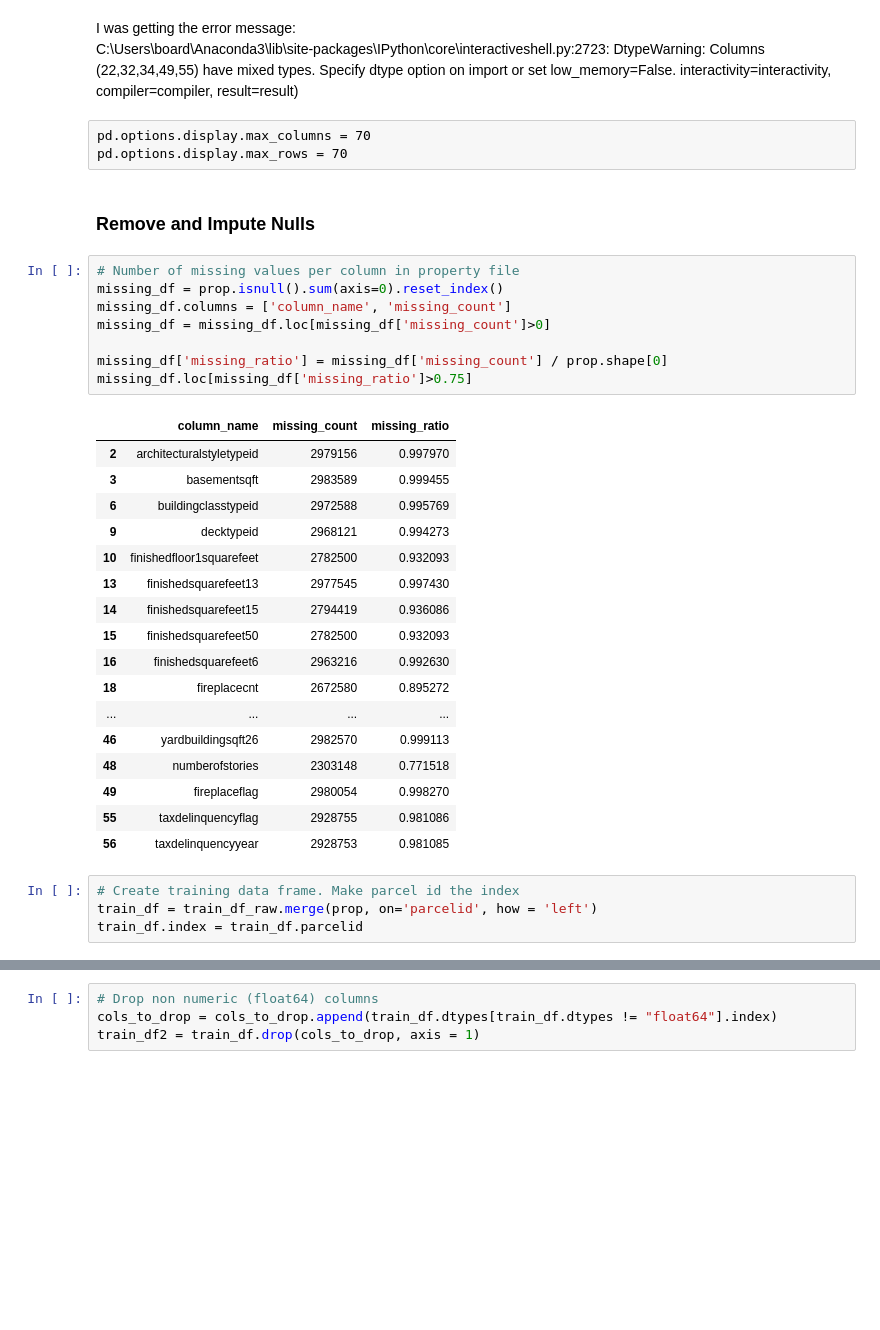
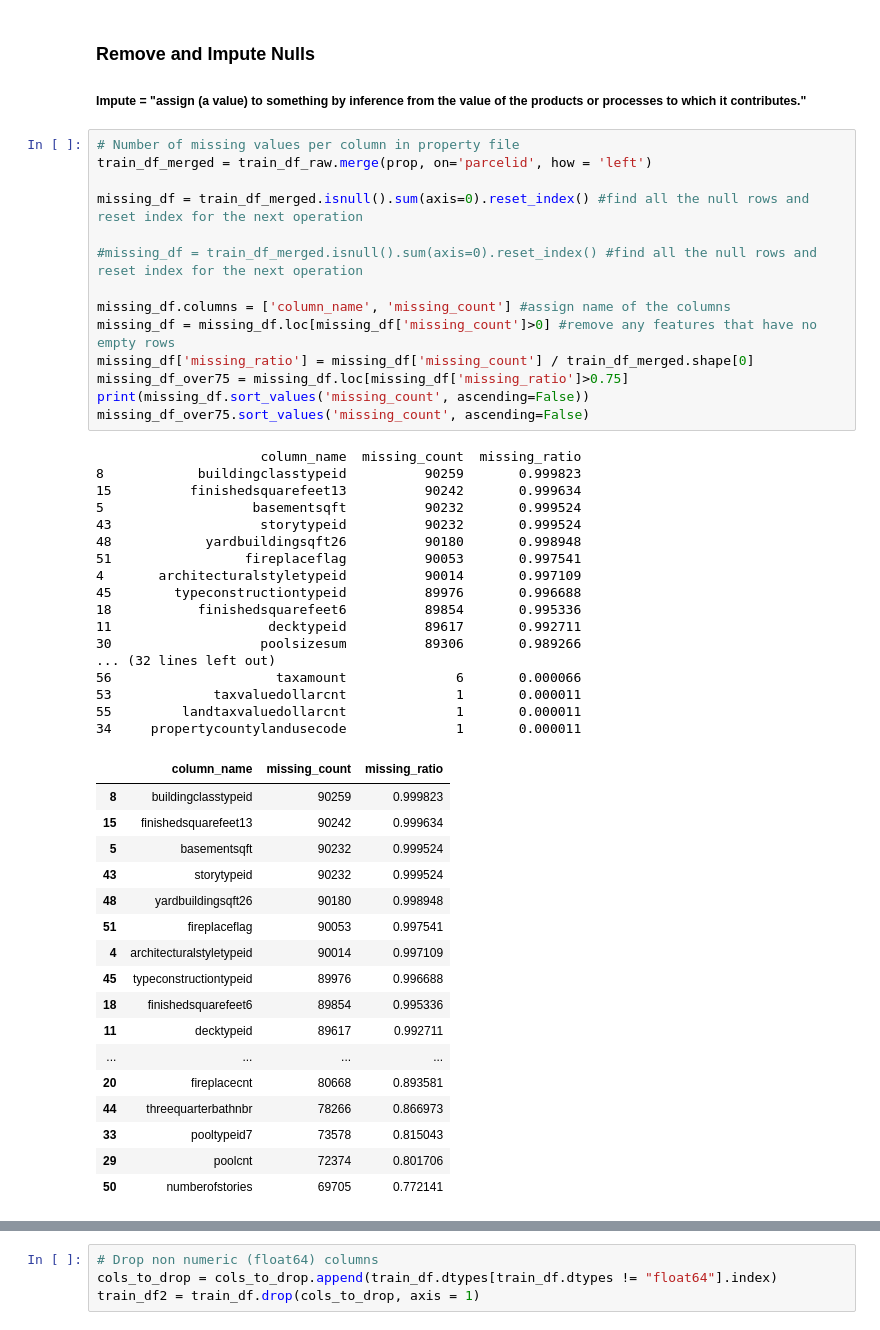
Before and after one commit to malctaylor15/Zillow_Kaggle, a Jupyter notebook: Analysis - Linear Regression.ipynb, the cells around one changed output, grey strips where cells are left out. Saved outputs shown, nothing was run; the diff lists cells and outputs as text; blank space fills up the shorter version.

```diff
--- a/Analysis - Linear Regression.ipynb
+++ b/Analysis - Linear Regression.ipynb
@@ -15,39 +18,52 @@ prop = pd.read_csv("properties_2016.csv") #, usecols=good_import_cols)
-# %% [markdown]
-I was getting the error message:
-C:\Users\board\Anaconda3\lib\site-packages\IPython\core\interactiveshell.py:2723: DtypeWarning: Columns (22,32,34,49,55) have mixed types. Specify dtype option on import or set low_memory=False.
-  interactivity=interactivity, compiler=compiler, result=result)
-# %% [raw]
-pd.options.display.max_columns = 70
-pd.options.display.max_rows = 70
-# %% [markdown]
-### Remove and Impute Nulls
+# %% [markdown]
+### Remove and Impute Nulls
+##### Impute = "assign (a value) to something by inference from the value of the products or processes to which it contributes."
 # %%
 # Number of missing values per column in property file
-missing_df = prop.isnull().sum(axis=0).reset_index()
-missing_df.columns = ['column_name', 'missing_count']
-missing_df = missing_df.loc[missing_df['missing_count']>0]
+train_df_merged = train_df_raw.merge(prop, on='parcelid', how = 'left')
 
-missing_df['missing_ratio'] = missing_df['missing_count'] / prop.shape[0]
-missing_df.loc[missing_df['missing_ratio']>0.75]
+missing_df = train_df_merged.isnull().sum(axis=0).reset_index() #find all the null rows and reset index for the next operation
+
+#missing_df = train_df_merged.isnull().sum(axis=0).reset_index() #find all the null rows and reset index for the next operation
+
+missing_df.columns = ['column_name', 'missing_count'] #assign name of the columns
+missing_df = missing_df.loc[missing_df['missing_count']>0] #remove any features that have no empty rows
+missing_df['missing_ratio'] = missing_df['missing_count'] / train_df_merged.shape[0]
+missing_df_over75 = missing_df.loc[missing_df['missing_ratio']>0.75]
+print(missing_df.sort_values('missing_count', ascending=False))
+missing_df_over75.sort_values('missing_count', ascending=False)
 # %% [output]
+                     column_name  missing_count  missing_ratio
+8            buildingclasstypeid          90259       0.999823
+15          finishedsquarefeet13          90242       0.999634
+5                   basementsqft          90232       0.999524
+43                   storytypeid          90232       0.999524
+48            yardbuildingsqft26          90180       0.998948
+51                 fireplaceflag          90053       0.997541
+4       architecturalstyletypeid          90014       0.997109
+45        typeconstructiontypeid          89976       0.996688
+18           finishedsquarefeet6          89854       0.995336
+11                    decktypeid          89617       0.992711
+30                   poolsizesum          89306       0.989266
+... (32 lines left out)
+56                     taxamount              6       0.000066
+53             taxvaluedollarcnt              1       0.000011
+55         landtaxvaluedollarcnt              1       0.000011
+34     propertycountylandusecode              1       0.000011
 |  | column_name | missing_count | missing_ratio |
-| 2 | architecturalstyletypeid | 2979156 | 0.997970 |
-| 3 | basementsqft | 2983589 | 0.999455 |
-| 6 | buildingclasstypeid | 2972588 | 0.995769 |
-| 9 | decktypeid | 2968121 | 0.994273 |
-| 10 | finishedfloor1squarefeet | 2782500 | 0.932093 |
-| 13 | finishedsquarefeet13 | 2977545 | 0.997430 |
-| 14 | finishedsquarefeet15 | 2794419 | 0.936086 |
-| 15 | finishedsquarefeet50 | 2782500 | 0.932093 |
-| 16 | finishedsquarefeet6 | 2963216 | 0.992630 |
-| 18 | fireplacecnt | 2672580 | 0.895272 |
+| 8 | buildingclasstypeid | 90259 | 0.999823 |
+| 15 | finishedsquarefeet13 | 90242 | 0.999634 |
+| 5 | basementsqft | 90232 | 0.999524 |
+| 43 | storytypeid | 90232 | 0.999524 |
+| 48 | yardbuildingsqft26 | 90180 | 0.998948 |
+| 51 | fireplaceflag | 90053 | 0.997541 |
+| 4 | architecturalstyletypeid | 90014 | 0.997109 |
+| 45 | typeconstructiontypeid | 89976 | 0.996688 |
+| 18 | finishedsquarefeet6 | 89854 | 0.995336 |
+| 11 | decktypeid | 89617 | 0.992711 |
 | ... | ... | ... | ... |
-| 46 | yardbuildingsqft26 | 2982570 | 0.999113 |
-| 48 | numberofstories | 2303148 | 0.771518 |
-| 49 | fireplaceflag | 2980054 | 0.998270 |
-| 55 | taxdelinquencyflag | 2928755 | 0.981086 |
-| 56 | taxdelinquencyyear | 2928753 | 0.981085 |
+| 20 | fireplacecnt | 80668 | 0.893581 |
+| 44 | threequarterbathnbr | 78266 | 0.866973 |
+| 33 | pooltypeid7 | 73578 | 0.815043 |
+| 29 | poolcnt | 72374 | 0.801706 |
+| 50 | numberofstories | 69705 | 0.772141 |
-# %%
-# Create training data frame. Make parcel id the index
-train_df = train_df_raw.merge(prop, on='parcelid', how = 'left')
-train_df.index = train_df.parcelid
```
Also changed, not shown: parts of 16 cells of this notebook.
